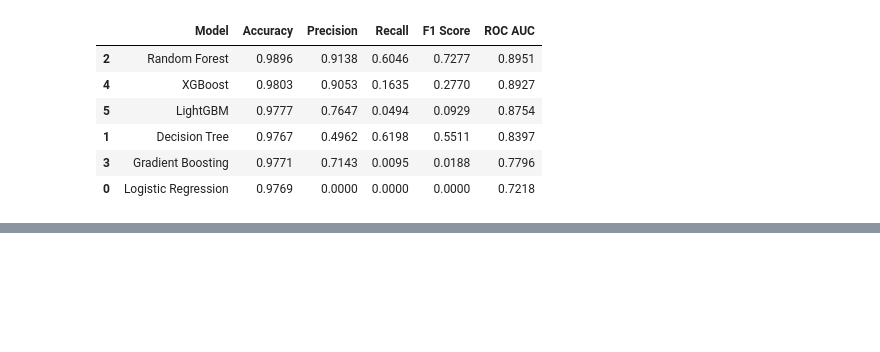
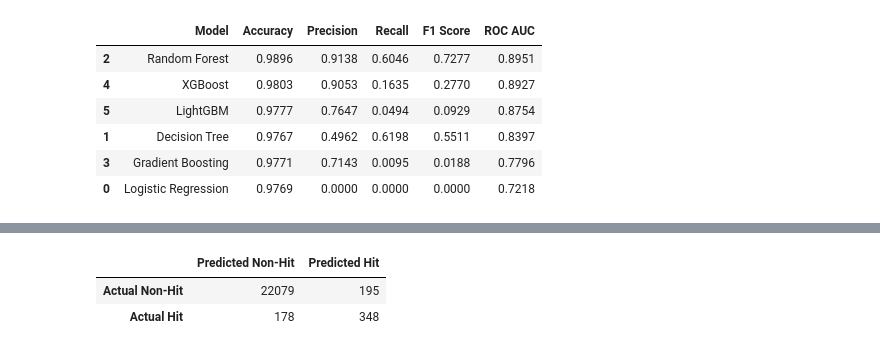
Before and after one commit to adithyajupally/spotify-insight-engine, a Jupyter notebook: spotify-insight-engine.ipynb, the cells around one changed output, grey strips where cells are left out. Drawn from its saved outputs; the diff is of its cells as text; code cells hidden in the pictures; blank space fills up the shorter version.

```diff
--- a/spotify-insight-engine.ipynb
+++ b/spotify-insight-engine.ipynb
@@ -191,0 +241,6 @@ y_pred=best_model.predict(X_test)
+# %%
+rf_balanced=RandomForestClassifier(n_estimators=100, random_state=42,class_weight='balanced')
+rf_balanced.fit(X_train, y_train)
+y_pred_balanced=rf_balanced.predict(X_test)
+print("Classification Report for Balanced Random Forest:")
+print(classification_report(y_test, y_pred_balanced, target_names=['Non-Hit', 'Hit']))
@@ -191,0 +257,7 @@ y_pred=best_model.predict(X_test)
+# %%
+new_cm = pd.DataFrame(confusion_matrix(y_test, y_pred_balanced), index=['Actual Non-Hit', 'Actual Hit'], columns=['Predicted Non-Hit', 'Predicted Hit'])
+new_cm
+# %% [output]
+|  | Predicted Non-Hit | Predicted Hit |
+| Actual Non-Hit | 22079 | 195 |
+| Actual Hit | 178 | 348 |
```
Also changed, not shown: parts of 6 cells of this notebook.
